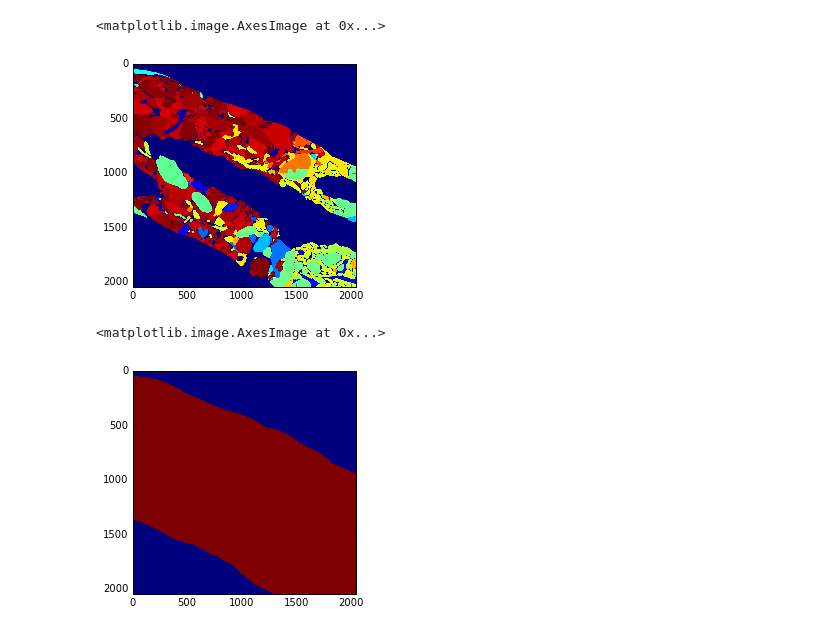
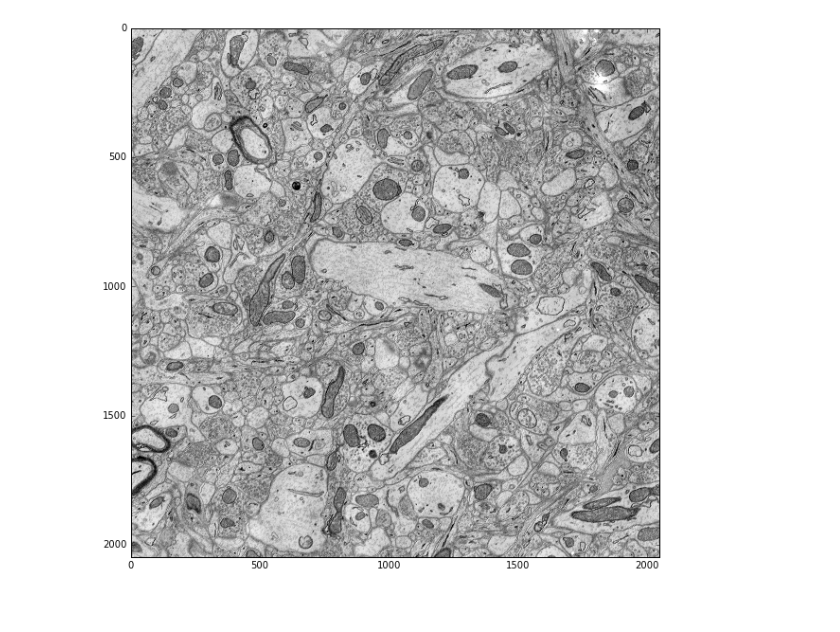
Before and after one commit to SrutiBh/mlproof, a Jupyter notebook: Untitled0.ipynb, the cells around one changed output. Saved outputs shown, nothing was run; the diff lists cells and outputs as text; code cells hidden in the pictures; blank space fills up the shorter version.

```diff
--- a/Untitled0.ipynb
+++ b/Untitled0.ipynb
@@ -14,2 +17,2 @@ import mlproof as mlp
 # %%
-image, mask, gold, rhoana = mlp.Util.read_section('/home/d/data/cylinder/',0)
+image, prob, mask, gold, rhoana = mlp.Util.read_section('/home/d/data/cylinder/',200)
@@ -21,10 +21,4 @@ imshow(image)
-# %%
-imshow(gold)
-# %% [output]
-<matplotlib.image.AxesImage at 0x...>
-[figure, removed]
-# %%
-imshow(mask)
-# %% [output]
-<matplotlib.image.AxesImage at 0x...>
-[figure, removed]
+# %%
+mlp.Util.view(image, color=False, large=True)
+# %% [output]
+[figure, added]
```
Also changed, not shown: parts of 14 cells of this notebook, 4 other files.
